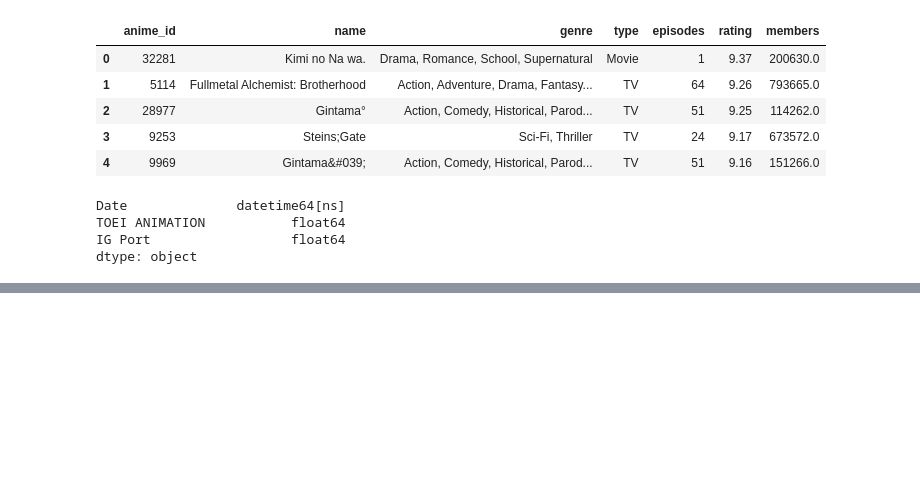
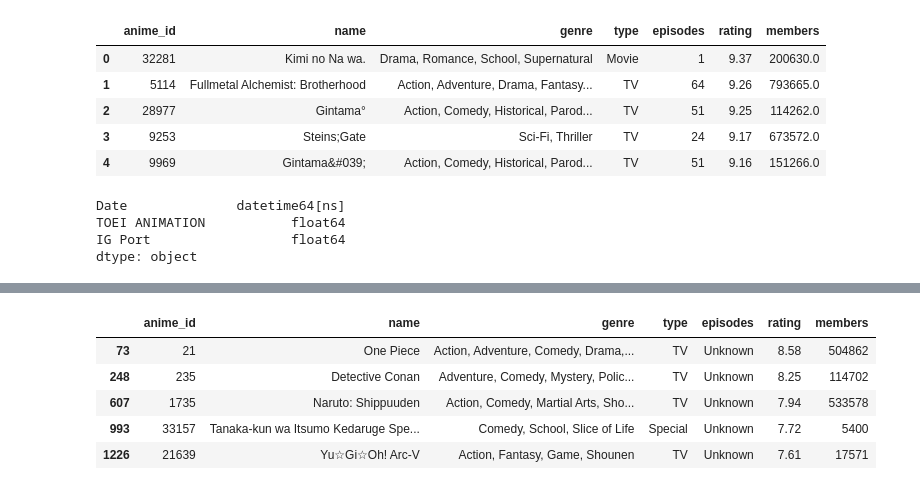
Before and after one commit to ikki02/Python, a Jupyter notebook: Pandas.ipynb, the cells around one changed output, grey strips where cells are left out. Cells and saved outputs as stored; diff of their text form; code cells hidden in the pictures; blank space fills up the shorter version.

```diff
--- a/Pandas.ipynb
+++ b/Pandas.ipynb
@@ -220,0 +240,12 @@ df = pd.read_csv(anime_csv, sep='\t')
+# %%
+# 真偽値でデータを抽出する。
+
+df = pd.read_csv(anime_csv)
+df.loc[df['episodes'] == 'Unknown'].head()
+# %% [output]
+|  | anime_id | name | genre | type | episodes | rating | members |
+| 73 | 21 | One Piece | Action, Adventure, Comedy, Drama,... | TV | Unknown | 8.58 | 504862 |
+| 248 | 235 | Detective Conan | Adventure, Comedy, Mystery, Polic... | TV | Unknown | 8.25 | 114702 |
+| 607 | 1735 | Naruto: Shippuuden | Action, Comedy, Martial Arts, Sho... | TV | Unknown | 7.94 | 533578 |
+| 993 | 33157 | Tanaka-kun wa Itsumo Kedaruge Spe... | Comedy, School, Slice of Life | Special | Unknown | 7.72 | 5400 |
+| 1226 | 21639 | Yu☆Gi☆Oh! Arc-V | Action, Fantasy, Game, Shounen | TV | Unknown | 7.61 | 17571 |
```
Also changed, not shown: parts of 8 cells of this notebook.
